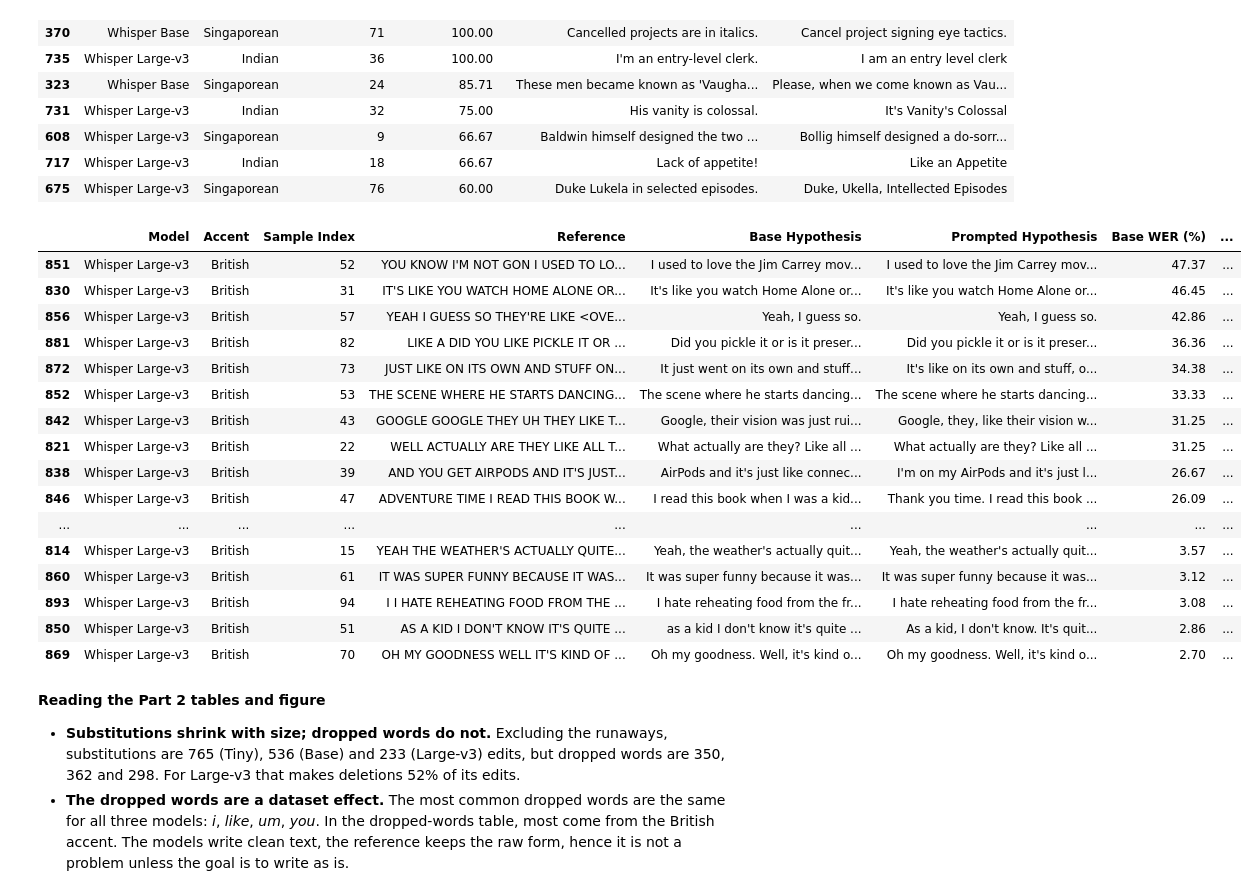
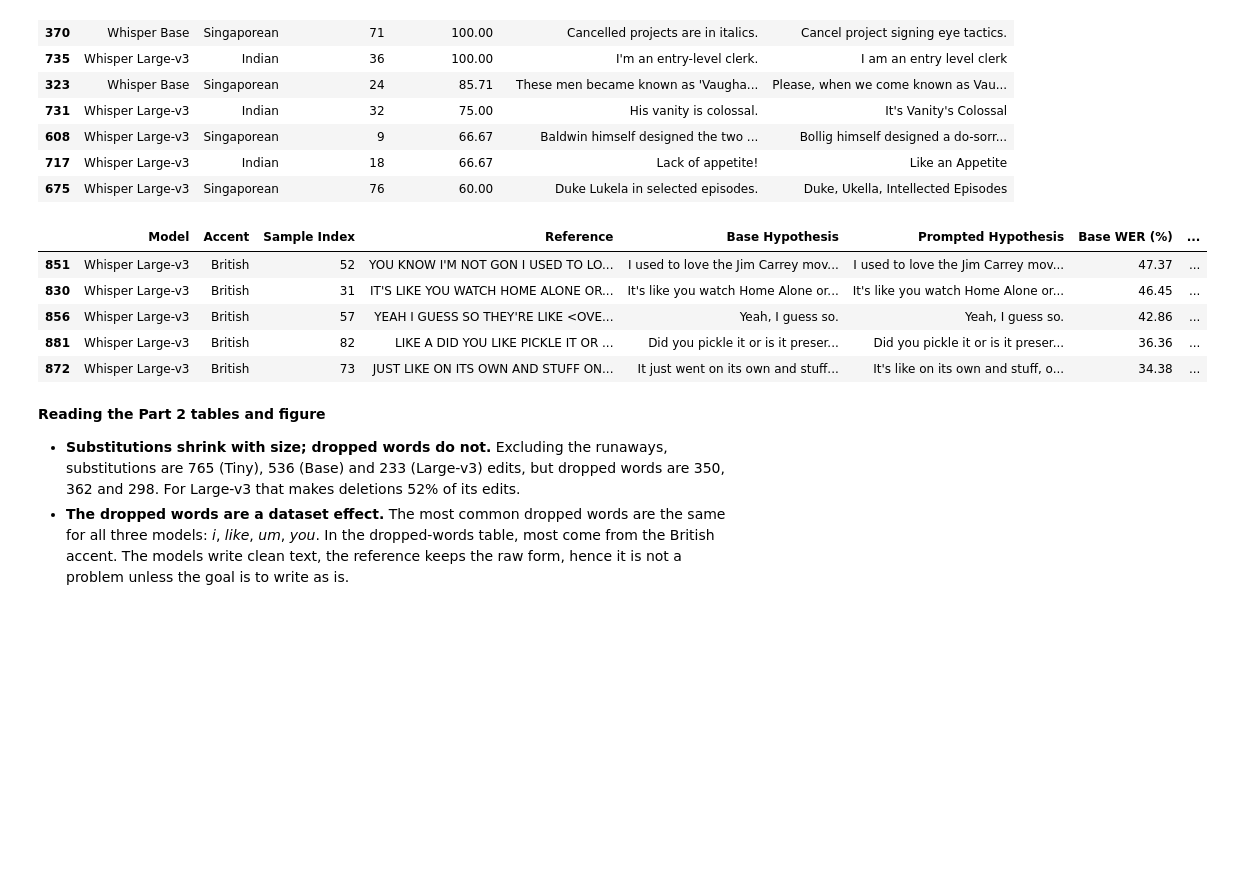
Before and after one commit to finnlimjc/AI-Systems-Evaluation, a Jupyter notebook: notebooks/results_analysis.ipynb, the cells around one changed output. Cells and saved outputs as stored; diff of their text form; code cells hidden in the pictures; blank space fills up the shorter version.

```diff
--- a/notebooks/results_analysis.ipynb
+++ b/notebooks/results_analysis.ipynb
@@ -339,28 +339,17 @@ runaway[["Model", "Accent", "Sample Index", "Base WER (%)", "Reference"]].assign
 # %%
 conds = (df_typical['Model'] == 'Whisper Large-v3') & (df_typical['Accent'] == 'British')
 word_cond = df_typical['Reference'].str.contains(
     r'\b(?:like|um)\b', case=False, na=False
 ) # I and You are used often, will be hard to analyze
 
-df_typical.loc[conds & word_cond].sort_values(by='Base WER (%)', ascending=False)
+df_typical.loc[conds & word_cond].sort_values(by='Base WER (%)', ascending=False).head(5)
 # %% [output]
 |  | Model | Accent | Sample Index | Reference | Base Hypothesis | Prompted Hypothesis | Base WER (%) | ... |
 | 851 | Whisper Large-v3 | British | 52 | YOU KNOW I'M NOT GON I USED TO LO... | I used to love the Jim Carrey mov... | I used to love the Jim Carrey mov... | 47.37 | ... |
 | 830 | Whisper Large-v3 | British | 31 | IT'S LIKE YOU WATCH HOME ALONE OR... | It's like you watch Home Alone or... | It's like you watch Home Alone or... | 46.45 | ... |
 | 856 | Whisper Large-v3 | British | 57 | YEAH I GUESS SO THEY'RE LIKE <OVE... | Yeah, I guess so. | Yeah, I guess so. | 42.86 | ... |
 | 881 | Whisper Large-v3 | British | 82 | LIKE A DID YOU LIKE PICKLE IT OR ... | Did you pickle it or is it preser... | Did you pickle it or is it preser... | 36.36 | ... |
 | 872 | Whisper Large-v3 | British | 73 | JUST LIKE ON ITS OWN AND STUFF ON... | It just went on its own and stuff... | It's like on its own and stuff, o... | 34.38 | ... |
-| 852 | Whisper Large-v3 | British | 53 | THE SCENE WHERE HE STARTS DANCING... | The scene where he starts dancing... | The scene where he starts dancing... | 33.33 | ... |
-| 842 | Whisper Large-v3 | British | 43 | GOOGLE GOOGLE THEY UH THEY LIKE T... | Google, their vision was just rui... | Google, they, like their vision w... | 31.25 | ... |
-| 821 | Whisper Large-v3 | British | 22 | WELL ACTUALLY ARE THEY LIKE ALL T... | What actually are they? Like all ... | What actually are they? Like all ... | 31.25 | ... |
-| 838 | Whisper Large-v3 | British | 39 | AND YOU GET AIRPODS AND IT'S JUST... | AirPods and it's just like connec... | I'm on my AirPods and it's just l... | 26.67 | ... |
-| 846 | Whisper Large-v3 | British | 47 | ADVENTURE TIME I READ THIS BOOK W... | I read this book when I was a kid... | Thank you time. I read this book ... | 26.09 | ... |
-| ... | ... | ... | ... | ... | ... | ... | ... | ... |
-| 814 | Whisper Large-v3 | British | 15 | YEAH THE WEATHER'S ACTUALLY QUITE... | Yeah, the weather's actually quit... | Yeah, the weather's actually quit... | 3.57 | ... |
-| 860 | Whisper Large-v3 | British | 61 | IT WAS SUPER FUNNY BECAUSE IT WAS... | It was super funny because it was... | It was super funny because it was... | 3.12 | ... |
-| 893 | Whisper Large-v3 | British | 94 | I I HATE REHEATING FOOD FROM THE ... | I hate reheating food from the fr... | I hate reheating food from the fr... | 3.08 | ... |
-| 850 | Whisper Large-v3 | British | 51 | AS A KID I DON'T KNOW IT'S QUITE ... | as a kid I don't know it's quite ... | As a kid, I don't know. It's quit... | 2.86 | ... |
-| 869 | Whisper Large-v3 | British | 70 | OH MY GOODNESS WELL IT'S KIND OF ... | Oh my goodness. Well, it's kind o... | Oh my goodness. Well, it's kind o... | 2.70 | ... |
 # %% [markdown]
 **Reading the Part 2 tables and figure**
 
```
Also changed, not shown: parts of 1 cell of this notebook, 2 other files.
